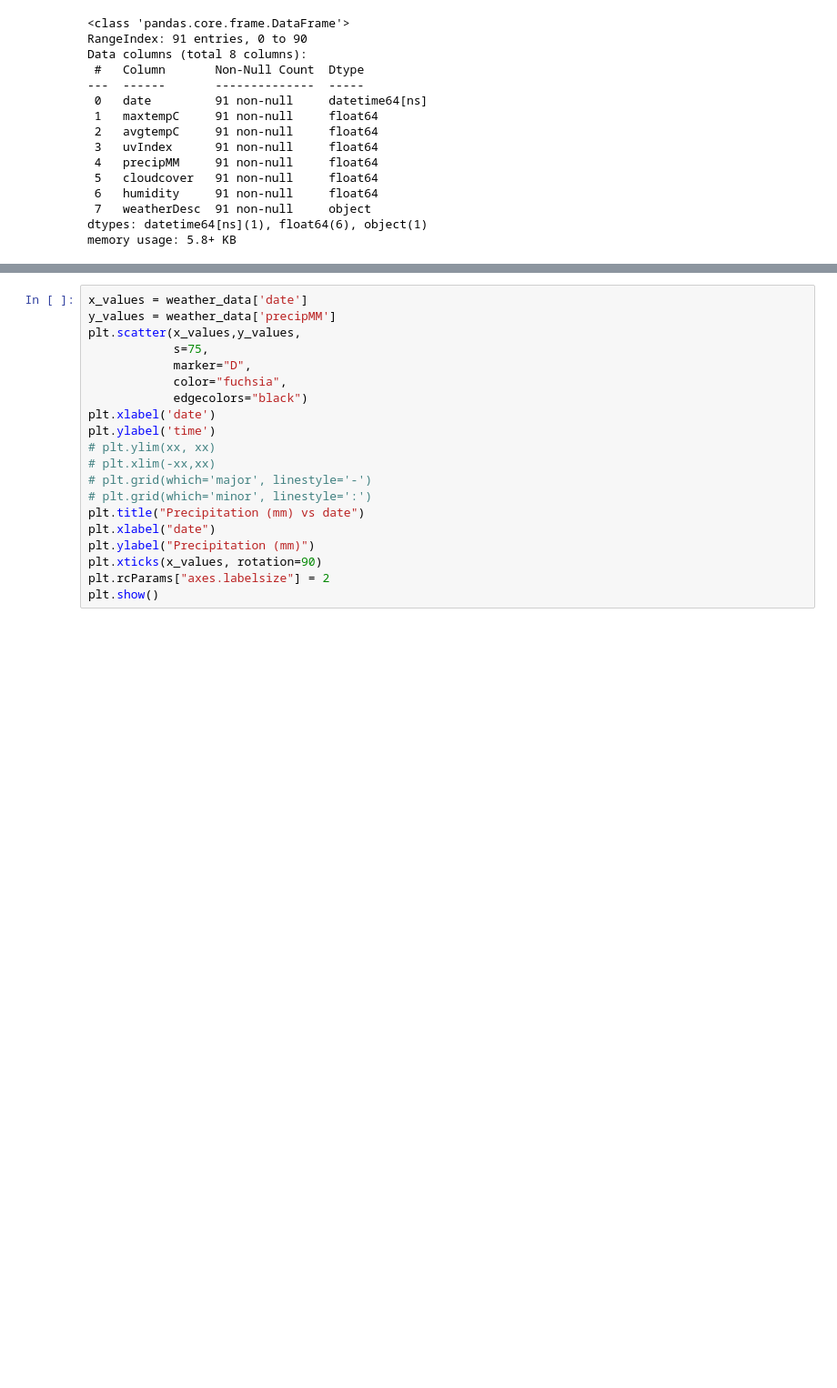
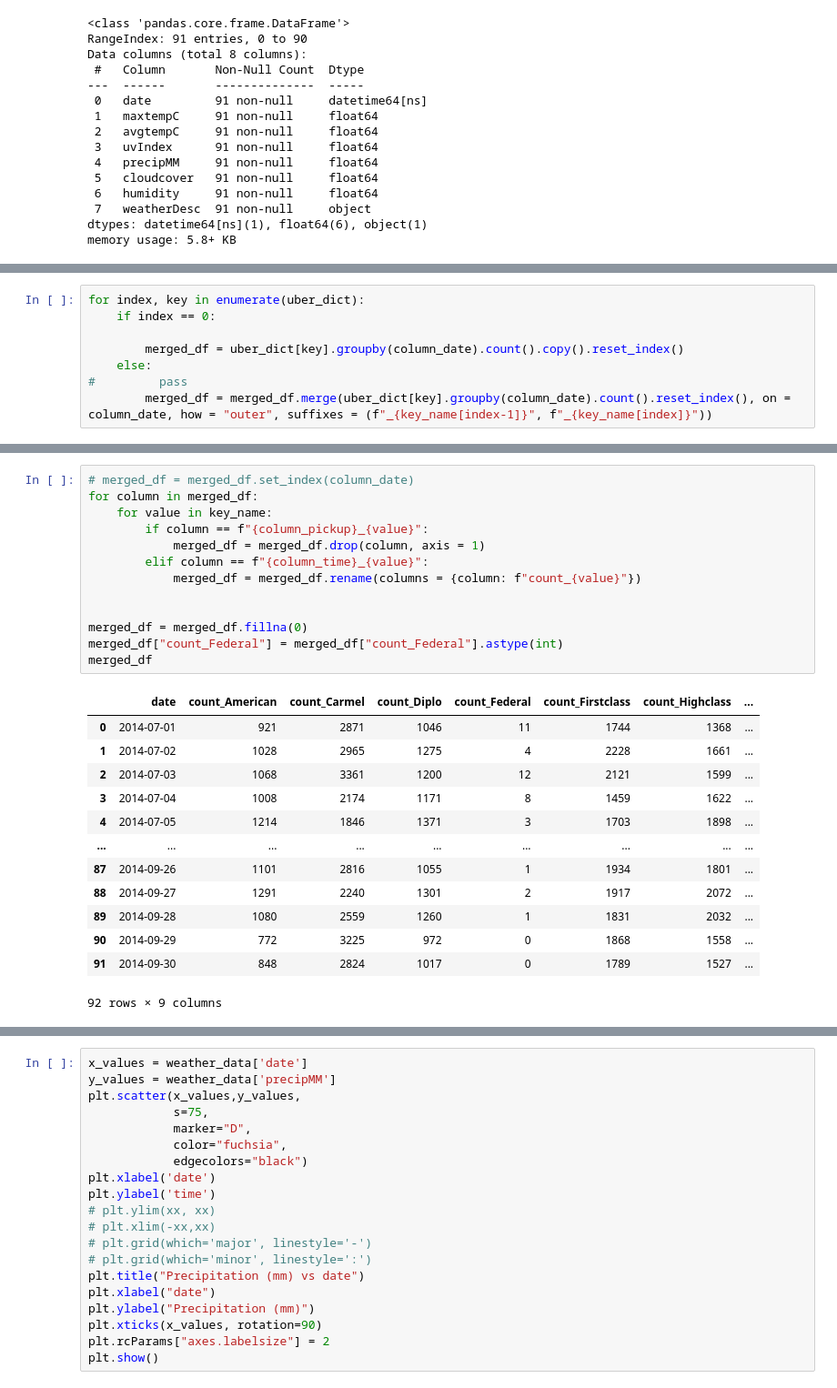
Before and after one commit to P219-C/G5_project-1_UWADA, a Jupyter notebook: Attempt_two.ipynb, the cells around one changed output, grey strips where cells are left out. Shown at 91% size. Saved outputs shown, nothing was run; the diff lists cells and outputs as text; blank space fills up the shorter version.

Commit message:
Uber and weather db cleaned and merged

```diff
--- a/Attempt_two.ipynb
+++ b/Attempt_two.ipynb
@@ -200,0 +304,8 @@ memory usage: 5.8+ KB
+# %%
+for index, key in enumerate(uber_dict):
+    if index == 0:
+
+        merged_df = uber_dict[key].groupby(column_date).count().copy().reset_index()
+    else:
+#         pass
+        merged_df = merged_df.merge(uber_dict[key].groupby(column_date).count().reset_index(), on = column_date, how = "outer", suffixes = (f"_{key_name[index-1]}", f"_{key_name[index]}"))
@@ -200,0 +328,27 @@ memory usage: 5.8+ KB
+# %%
+# merged_df = merged_df.set_index(column_date)
+for column in merged_df:
+    for value in key_name:
+        if column == f"{column_pickup}_{value}":
+            merged_df = merged_df.drop(column, axis = 1)
+        elif column == f"{column_time}_{value}":
+            merged_df = merged_df.rename(columns = {column: f"count_{value}"})
+
+
+merged_df = merged_df.fillna(0)
+merged_df["count_Federal"] = merged_df["count_Federal"].astype(int)
+merged_df
+# %% [output]
+|  | date | count_American | count_Carmel | count_Diplo | count_Federal | count_Firstclass | count_Highclass | ... |
+| 0 | 2014-07-01 | 921 | 2871 | 1046 | 11 | 1744 | 1368 | ... |
+| 1 | 2014-07-02 | 1028 | 2965 | 1275 | 4 | 2228 | 1661 | ... |
+| 2 | 2014-07-03 | 1068 | 3361 | 1200 | 12 | 2121 | 1599 | ... |
+| 3 | 2014-07-04 | 1008 | 2174 | 1171 | 8 | 1459 | 1622 | ... |
+| 4 | 2014-07-05 | 1214 | 1846 | 1371 | 3 | 1703 | 1898 | ... |
+| ... | ... | ... | ... | ... | ... | ... | ... | ... |
+| 87 | 2014-09-26 | 1101 | 2816 | 1055 | 1 | 1934 | 1801 | ... |
+| 88 | 2014-09-27 | 1291 | 2240 | 1301 | 2 | 1917 | 2072 | ... |
+| 89 | 2014-09-28 | 1080 | 2559 | 1260 | 1 | 1831 | 2032 | ... |
+| 90 | 2014-09-29 | 772 | 3225 | 972 | 0 | 1868 | 1558 | ... |
+| 91 | 2014-09-30 | 848 | 2824 | 1017 | 0 | 1789 | 1527 | ... |
+92 rows × 9 columns
```
Also changed, not shown: parts of 7 cells of this notebook.
